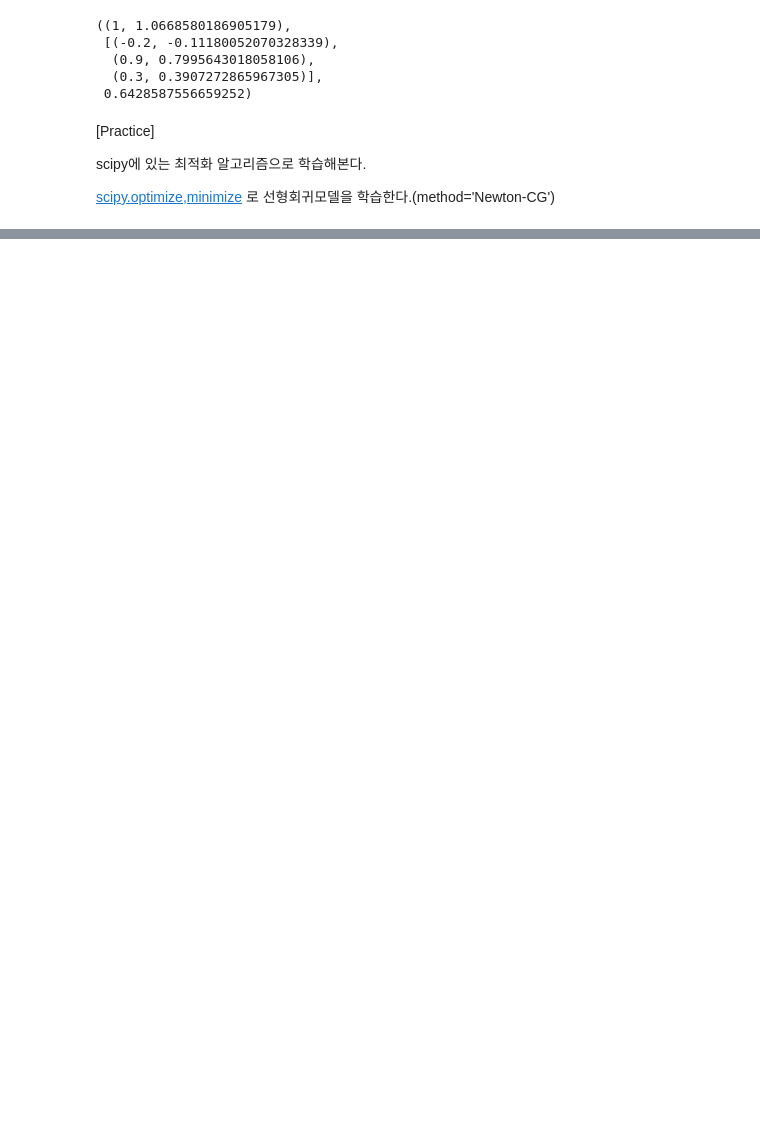
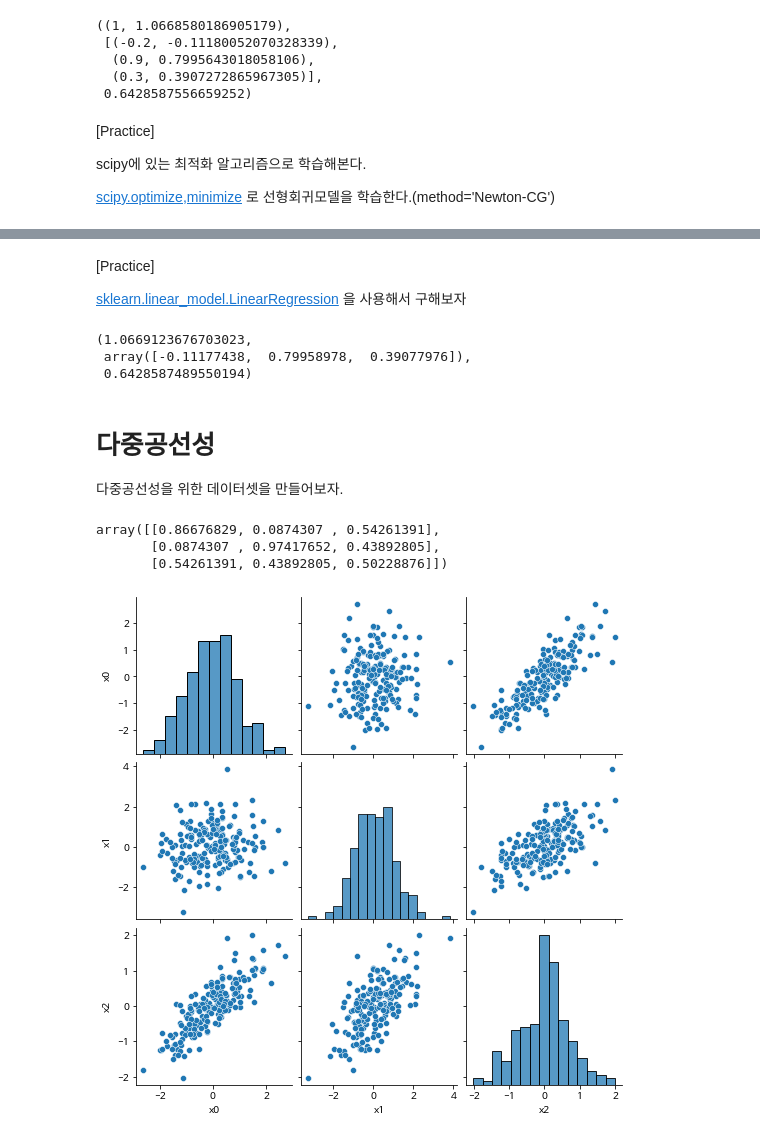
Before and after one commit to sunkusun9/ML2022_1, a Jupyter notebook: linear_regression.ipynb, the cells around one changed output, grey strips where cells are left out. Drawn from its saved outputs; the diff is of its cells as text; code cells hidden in the pictures; blank space fills up the shorter version.

```diff
--- a/linear_regression.ipynb
+++ b/linear_regression.ipynb
@@ -381,0 +387,37 @@ minimize(mse, np.random.rand(X2_std_1.shape[1]), jac=jac, args=(X2_std_1, y), me
+# %% [markdown]
+[Practice]
+
+[sklearn.linear_model.LinearRegression](https://scikit-learn.org/stable/modules/generated/sklearn.linear_model.LinearRegression.html) 을 사용해서 구해보자
+# %%
+from sklearn.linear_model import LinearRegression
+lr_reg = LinearRegression()
+lr_reg.fit(X2_std, y)
+lr_reg.intercept_, lr_reg.coef_, mean_squared_error(y, lr_reg.predict(X2_std))
+# %% [output]
+(1.0669123676703023,
+ array([-0.11177438,  0.79958978,  0.39077976]),
+ 0.6428587489550194)
+# %% [markdown]
+# 다중공선성
+
+다중공선성을 위한  데이터셋을 만들어보자.
+# %%
+n = 200 # 데이터 생성 수
+np.random.seed(42) # 매번 동일한 난수 생성하기 위해 랜덤 Seed를 42로 지정
+x3_0 = np.random.normal(size=n) # 표준정규분포(평균=0, 분산=1인 정규분포)
+x3_1 = np.random.normal(size=n) # 표준정규분포(평균=0, 분산=1인 정규분포)
+x3_2 = x3_0 * 0.6 + x3_1 * 0.4 + np.random.normal(scale=0.1, size=n) # 표준정규분포(평균=0, 분산=1인 정규분포)
+
+beta_0, beta_1, beta_2, beta_3, eps = 1, -0.2, 0.9, 0.3, 1.0 # eps는 오차의 분산
+y = beta_0 + beta_1 * x3_0 + beta_2 * x3_1 + beta_3 * x3_2 + np.random.normal(scale=eps**0.5, size=n)
+X3 = np.vstack([x3_0, x3_1, x3_2]).T
+np.cov(X3, rowvar=False)
+# %% [output]
+array([[0.86676829, 0.0874307 , 0.54261391],
+       [0.0874307 , 0.97417652, 0.43892805],
+       [0.54261391, 0.43892805, 0.50228876]])
+# %%
+sns.pairplot(pd.DataFrame(X3, columns=['x0', 'x1', 'x2']))
+plt.show()
+# %% [output]
+[figure, added]
```
Also changed, not shown: parts of 45 cells of this notebook.
